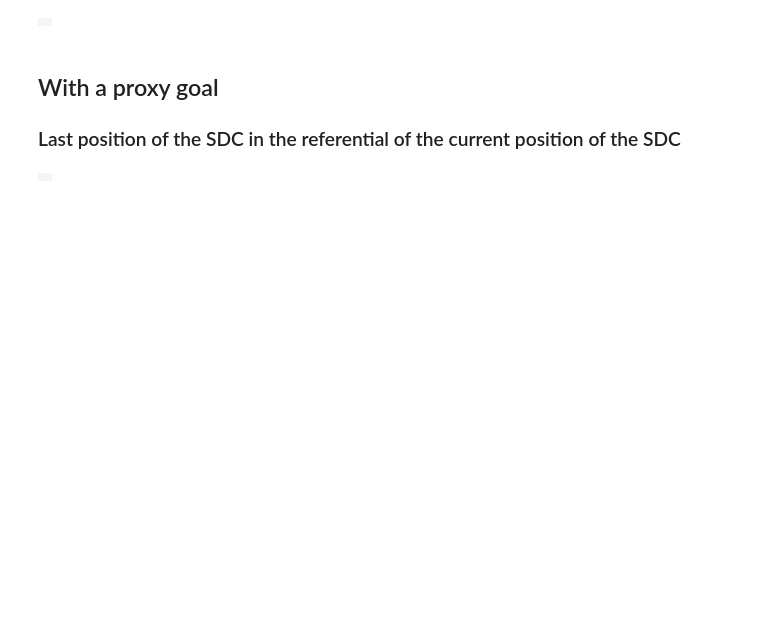
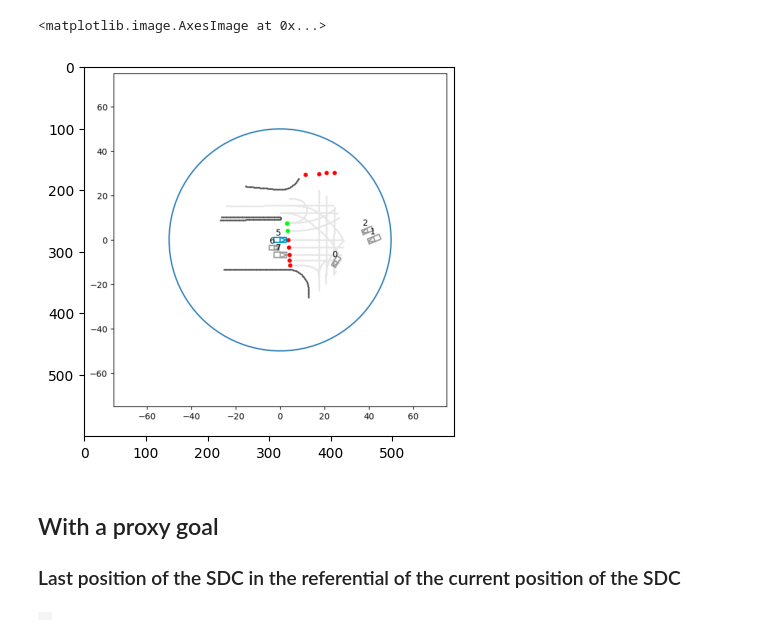
Before and after one commit to clemgris/imitation_gap_waymax, a Jupyter notebook: notebooks/limited_obs.ipynb, the cells around one changed output. Saved outputs shown, nothing was run; the diff lists cells and outputs as text; code cells hidden in the pictures; blank space fills up the shorter version.

```diff
--- a/notebooks/limited_obs.ipynb
+++ b/notebooks/limited_obs.ipynb
@@ -43,12 +47,13 @@ config = {
     "num_epochs": 1,
     'num_steps': 80,
     "n_train_per_epoch": 1000,
-    'roadgraph_top_k': 100,
+    'roadgraph_top_k': 500,
     'shuffle_seed': 123,
     'shuffle_buffer_size': 1_000,
     'total_timesteps': 100,
-    'training_path': '/data/saruman/cleain/WOD_1_1_0/tf_example/training/training_tfexample.tfrecord@1000',
-    'validation_path': '/data/saruman/cleain/WOD_1_1_0/tf_example/validation/validation_tfexample.tfrecord@150'
+    'training_path': '/data/draco/cleain/WOD_1_1_0/tf_example/training/training_tfexample.tfrecord@1000',
+    'validation_path': '/data/draco/cleain/WOD_1_1_0/tf_example/validation/validation_tfexample.tfrecord@150',
+    'testing_path': '/data/draco/cleain/WOD_1_1_0/tf_example/testing/testing_tfexample.tfrecord@150'
     }
 # %%
 WOD_1_1_0_TRAINING = _config.DatasetConfig(
@@ -110,7 +120,7 @@ for _ in range(N):
     next_state = jit_step(current_state, actor_output.action)
     current_state = next_state
 # %%
-roadgraph_top_k = 5000
+roadgraph_top_k = 2000
 radius = 50
 angle = jnp.pi / 4
 
@@ -119,7 +129,7 @@ obs_mask = DistanceObsMask(radius=radius)
 plot_mask_fun = lambda ax : obs_mask.plot_mask_fun(ax, center=(0,0))
 mask_fun = lambda x, y : obs_mask.mask_fun(x, y)
 
-N = 80
+N = 1
 
 imgs = []
 
@@ -147,7 +157,9 @@ for _ in range(N):
                                    obj_idx=0,
                                    mask_function=plot_mask_fun)
   imgs.append(img)
-
-mediapy.show_video(imgs, fps=10)
-# %% [output]
-|  |
+# %%
+import matplotlib.pyplot as plt
+plt.imshow(img)
+# %% [output]
+<matplotlib.image.AxesImage at 0x...>
+[figure, added]
```
Also changed, not shown: parts of 5 cells of this notebook, 1 other file.
